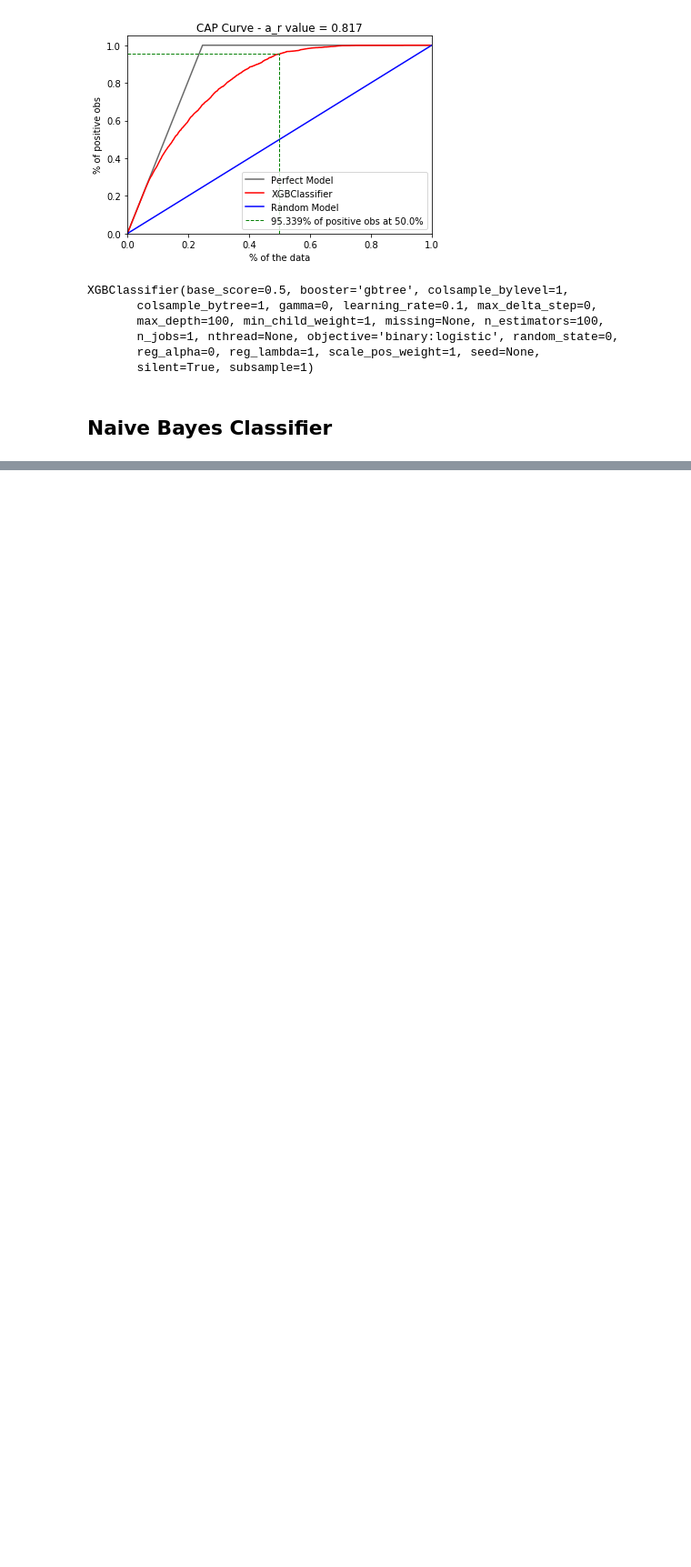
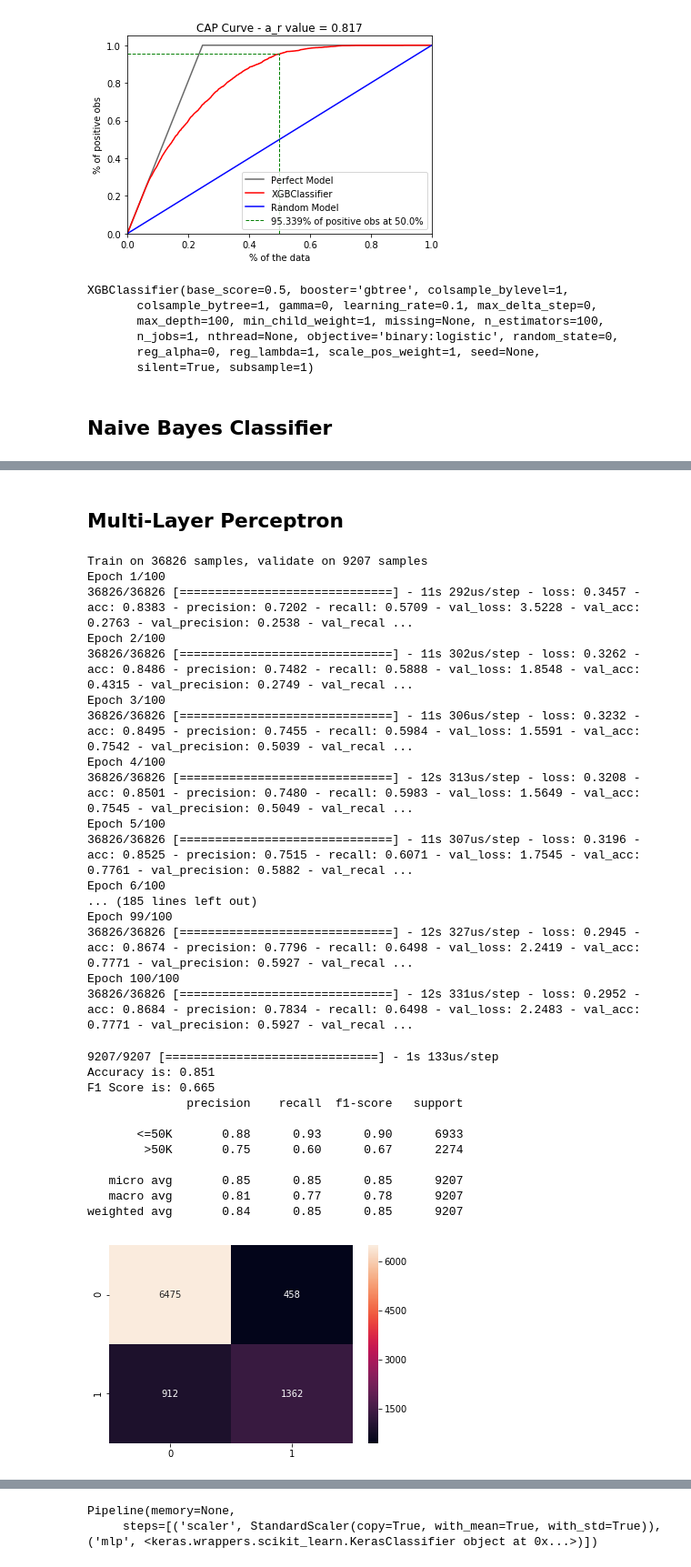
Before and after one commit to jgbustos/ml-demos, a Jupyter notebook: Census Income Classification.ipynb, the cells around one changed output, grey strips where cells are left out. Shown at 91% size. Cells and saved outputs as stored; diff of their text form; code cells hidden in the pictures; blank space fills up the shorter version.

```diff
--- a/Census Income Classification.ipynb
+++ b/Census Income Classification.ipynb
@@ -598,0 +632,2 @@ GaussianNB(priors=[0.75, 0.25], var_smoothing=1e-09)
+# %% [markdown]
+## Multi-Layer Perceptron
@@ -598,0 +644,53 @@ GaussianNB(priors=[0.75, 0.25], var_smoothing=1e-09)
+# %%
+def create_model():
+    model = Sequential()
+    model.add(Dense(40, kernel_initializer='normal', input_dim=80))
+    model.add(LeakyReLU(alpha=0.001))
+    model.add(Dropout(0.1))
+    model.add(Dense(20, kernel_initializer='normal'))
+    model.add(LeakyReLU(alpha=0.001))
+    model.add(Dropout(0.1))
+    model.add(Dense(1, kernel_initializer='normal', activation='sigmoid'))
+    model.compile(loss='binary_crossentropy', optimizer='adam', metrics=[
+        'accuracy',
+        keras_metrics.precision(),
+        keras_metrics.recall()
+    ])
+    return model
+# %%
+estimators = []
+estimators.append(('scaler', StandardScaler()))
+estimators.append(('mlp', KerasClassifier(build_fn=create_model, epochs=100, batch_size=5, verbose=1, validation_data=(X_test, y_test==">50K"))))
+pipeline = Pipeline(estimators)
+# %%
+classify_and_plot(pipeline, True)
+# %% [output]
+Train on 36826 samples, validate on 9207 samples
+Epoch 1/100
+36826/36826 [==============================] - 11s 292us/step - loss: 0.3457 - acc: 0.8383 - precision: 0.7202 - recall: 0.5709 - val_loss: 3.5228 - val_acc: 0.2763 - val_precision: 0.2538 - val_recal ...
+Epoch 2/100
+36826/36826 [==============================] - 11s 302us/step - loss: 0.3262 - acc: 0.8486 - precision: 0.7482 - recall: 0.5888 - val_loss: 1.8548 - val_acc: 0.4315 - val_precision: 0.2749 - val_recal ...
+Epoch 3/100
+36826/36826 [==============================] - 11s 306us/step - loss: 0.3232 - acc: 0.8495 - precision: 0.7455 - recall: 0.5984 - val_loss: 1.5591 - val_acc: 0.7542 - val_precision: 0.5039 - val_recal ...
+Epoch 4/100
+36826/36826 [==============================] - 12s 313us/step - loss: 0.3208 - acc: 0.8501 - precision: 0.7480 - recall: 0.5983 - val_loss: 1.5649 - val_acc: 0.7545 - val_precision: 0.5049 - val_recal ...
+Epoch 5/100
+36826/36826 [==============================] - 11s 307us/step - loss: 0.3196 - acc: 0.8525 - precision: 0.7515 - recall: 0.6071 - val_loss: 1.7545 - val_acc: 0.7761 - val_precision: 0.5882 - val_recal ...
+Epoch 6/100
+... (185 lines left out)
+Epoch 99/100
+36826/36826 [==============================] - 12s 327us/step - loss: 0.2945 - acc: 0.8674 - precision: 0.7796 - recall: 0.6498 - val_loss: 2.2419 - val_acc: 0.7771 - val_precision: 0.5927 - val_recal ...
+Epoch 100/100
+36826/36826 [==============================] - 12s 331us/step - loss: 0.2952 - acc: 0.8684 - precision: 0.7834 - recall: 0.6498 - val_loss: 2.2483 - val_acc: 0.7771 - val_precision: 0.5927 - val_recal ...
+9207/9207 [==============================] - 1s 133us/step
+Accuracy is: 0.851
+F1 Score is: 0.665
+              precision    recall  f1-score   support
+
+       <=50K       0.88      0.93      0.90      6933
+        >50K       0.75      0.60      0.67      2274
+
+   micro avg       0.85      0.85      0.85      9207
+   macro avg       0.81      0.77      0.78      9207
+weighted avg       0.84      0.85      0.85      9207
+[figure, added]
@@ -598,0 +701,2 @@ GaussianNB(priors=[0.75, 0.25], var_smoothing=1e-09)
+Pipeline(memory=None,
+     steps=[('scaler', StandardScaler(copy=True, with_mean=True, with_std=True)), ('mlp', <keras.wrappers.scikit_learn.KerasClassifier object at 0x...>)])
```
Also changed, not shown: parts of 16 cells of this notebook.
